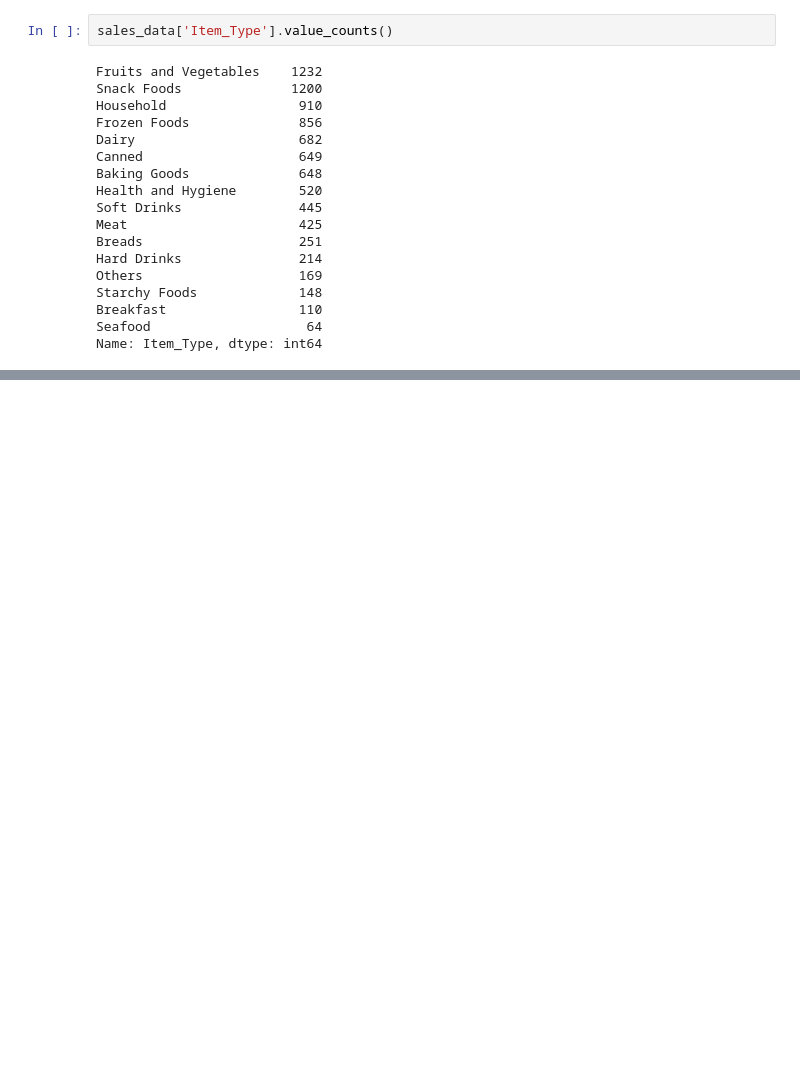
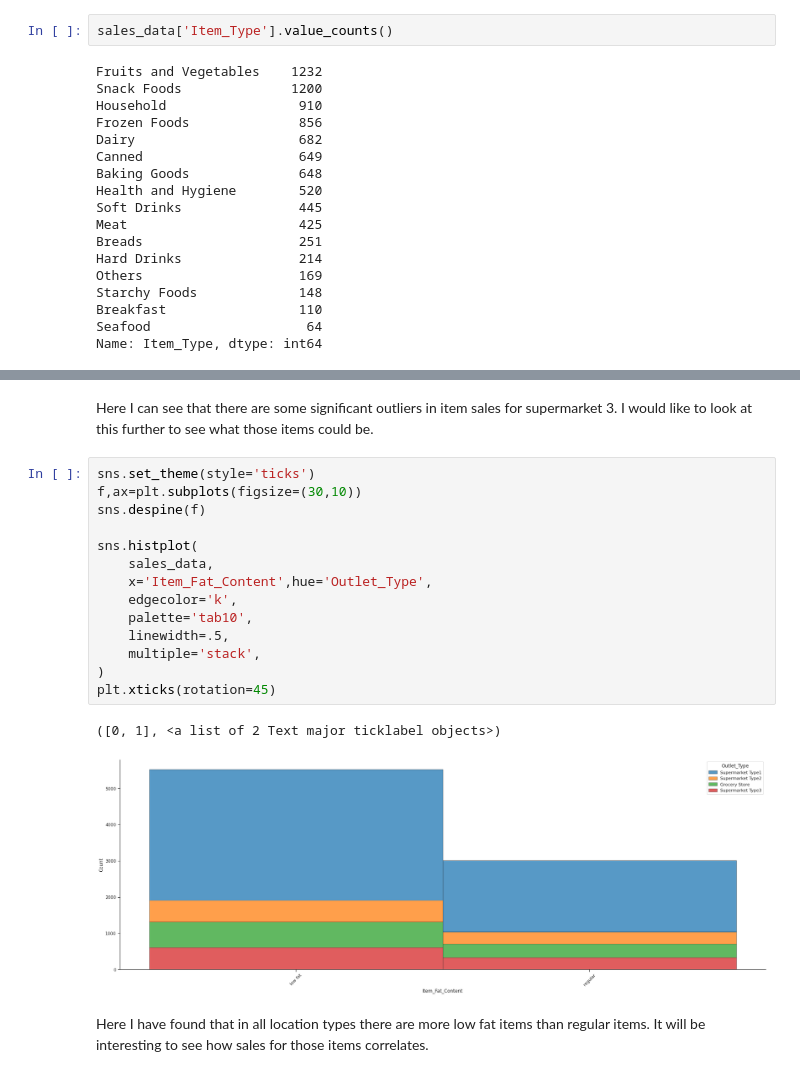
Before and after one commit to meburns2011/Food-Sales-Predictions, a Jupyter notebook: Food_Sales_Predictions.ipynb, the cells around one changed output, grey strips where cells are left out. Drawn from its saved outputs; the diff is of its cells as text; blank space fills up the shorter version.

```diff
--- a/Food_Sales_Predictions.ipynb
+++ b/Food_Sales_Predictions.ipynb
@@ -268,0 +321,21 @@ Name: Item_Type, dtype: int64
+# %% [markdown]
+Here I can see that there are some significant outliers in item sales for supermarket 3. I would like to look at this further to see what those items could be.
+# %%
+sns.set_theme(style='ticks')
+f,ax=plt.subplots(figsize=(30,10))
+sns.despine(f)
+
+sns.histplot(
+    sales_data,
+    x='Item_Fat_Content',hue='Outlet_Type',
+    edgecolor='k',
+    palette='tab10',
+    linewidth=.5,
+    multiple='stack',
+)
+plt.xticks(rotation=45)
+# %% [output]
+([0, 1], <a list of 2 Text major ticklabel objects>)
+[figure, added]
+# %% [markdown]
+Here I have found that in all location types there are more low fat items than regular items. It will be interesting to see how sales for those items correlates.
```
Also changed, not shown: parts of 12 cells of this notebook.
